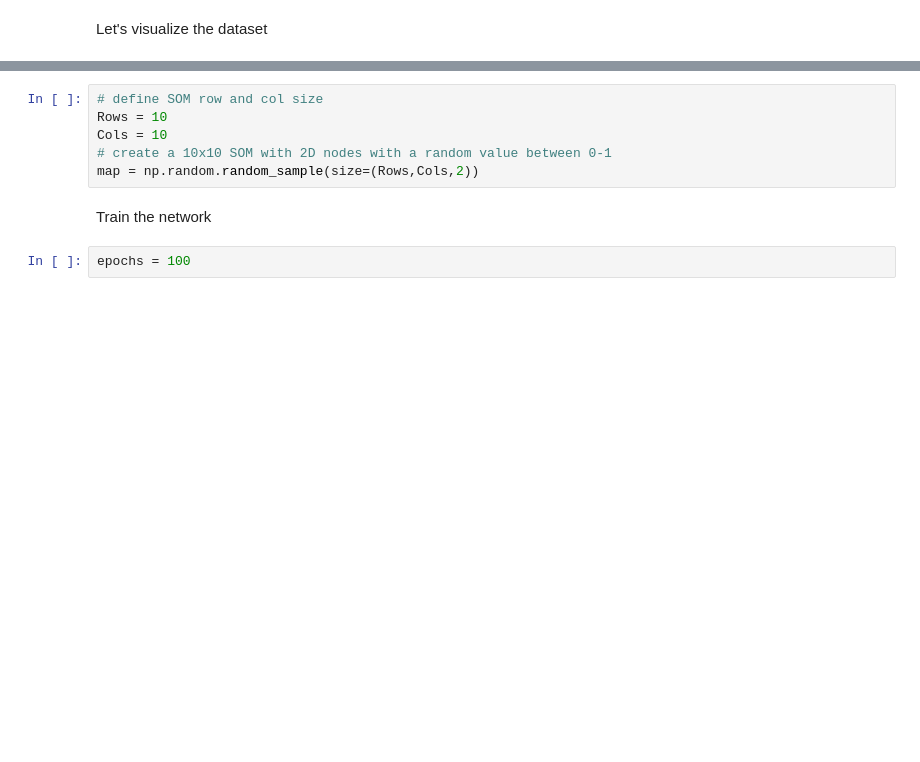
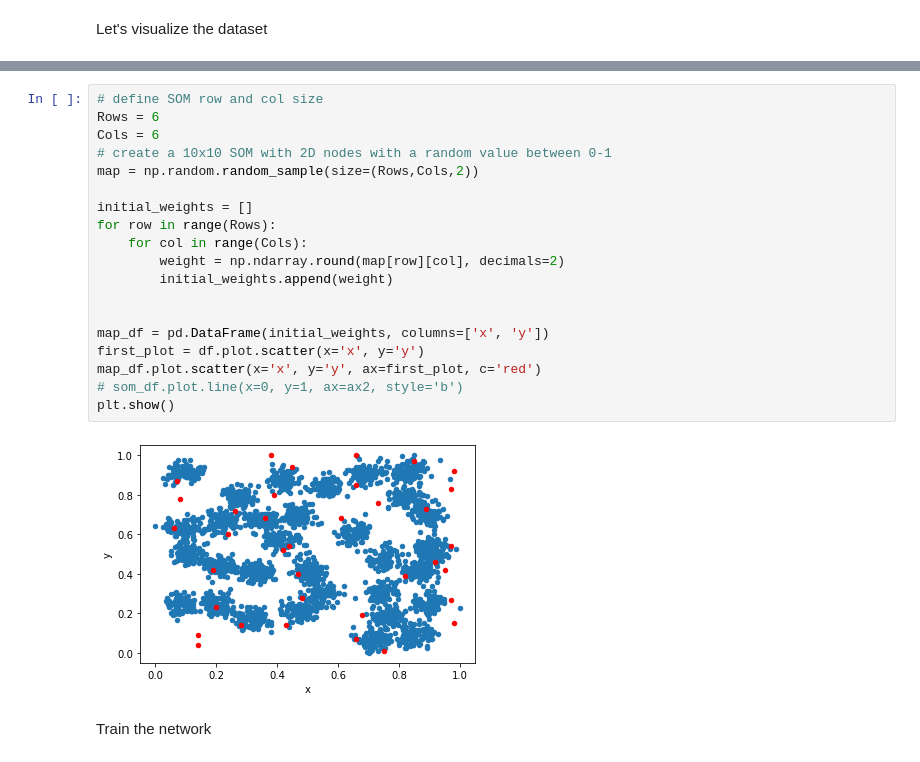
Before and after one commit to Yasasr1/machine-learning-algorithms, a Jupyter notebook: 4-som.ipynb, the cells around one changed output, grey strips where cells are left out. Drawn from its saved outputs; the diff is of its cells as text; blank space fills up the shorter version.

```diff
--- a/4-som.ipynb
+++ b/4-som.ipynb
@@ -49,10 +53,23 @@ ValueError: Must pass 2-d input. shape=(2, 5, 1)
 # %%
 # define SOM row and col size
-Rows = 10
-Cols = 10
+Rows = 6
+Cols = 6
 # create a 10x10 SOM with 2D nodes with a random value between 0-1
 map = np.random.random_sample(size=(Rows,Cols,2))
+
+initial_weights = []
+for row in range(Rows):
+    for col in range(Cols):
+        weight = np.ndarray.round(map[row][col], decimals=2)
+        initial_weights.append(weight)
+
+
+map_df = pd.DataFrame(initial_weights, columns=['x', 'y'])
+first_plot = df.plot.scatter(x='x', y='y')
+map_df.plot.scatter(x='x', y='y', ax=first_plot, c='red')
+# som_df.plot.line(x=0, y=1, ax=ax2, style='b')
+plt.show()
+# %% [output]
+[figure, added]
 # %% [markdown]
 Train the network
-# %%
-epochs = 100
```
Also changed, not shown: parts of 6 cells of this notebook.
